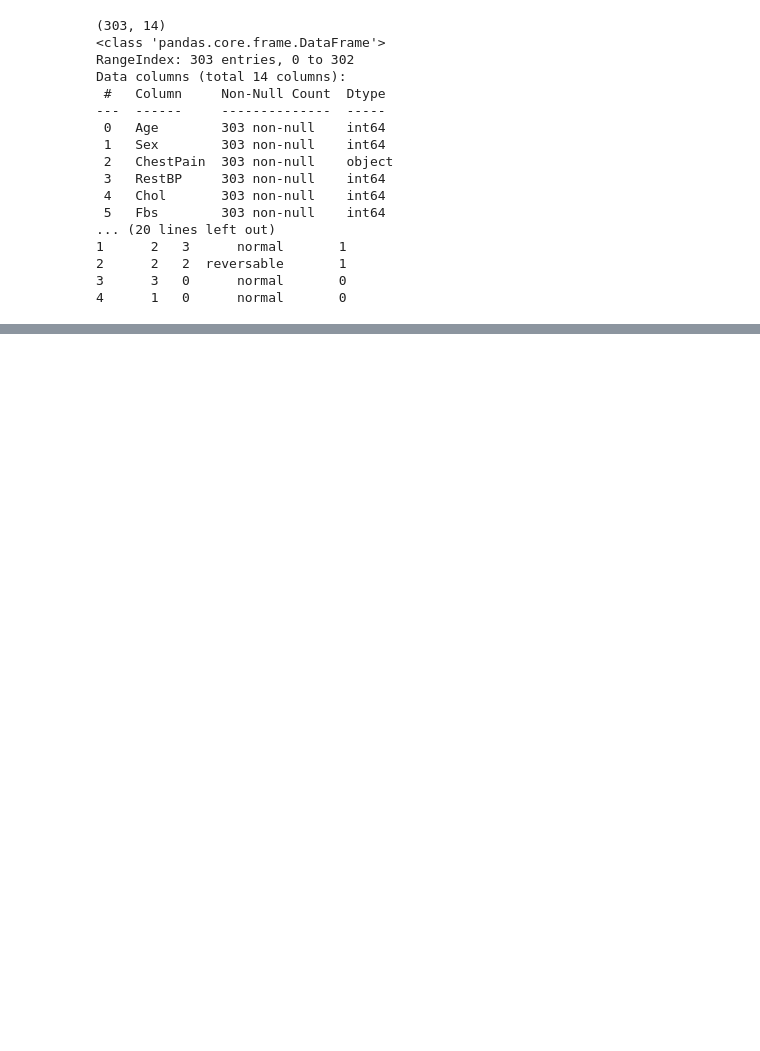
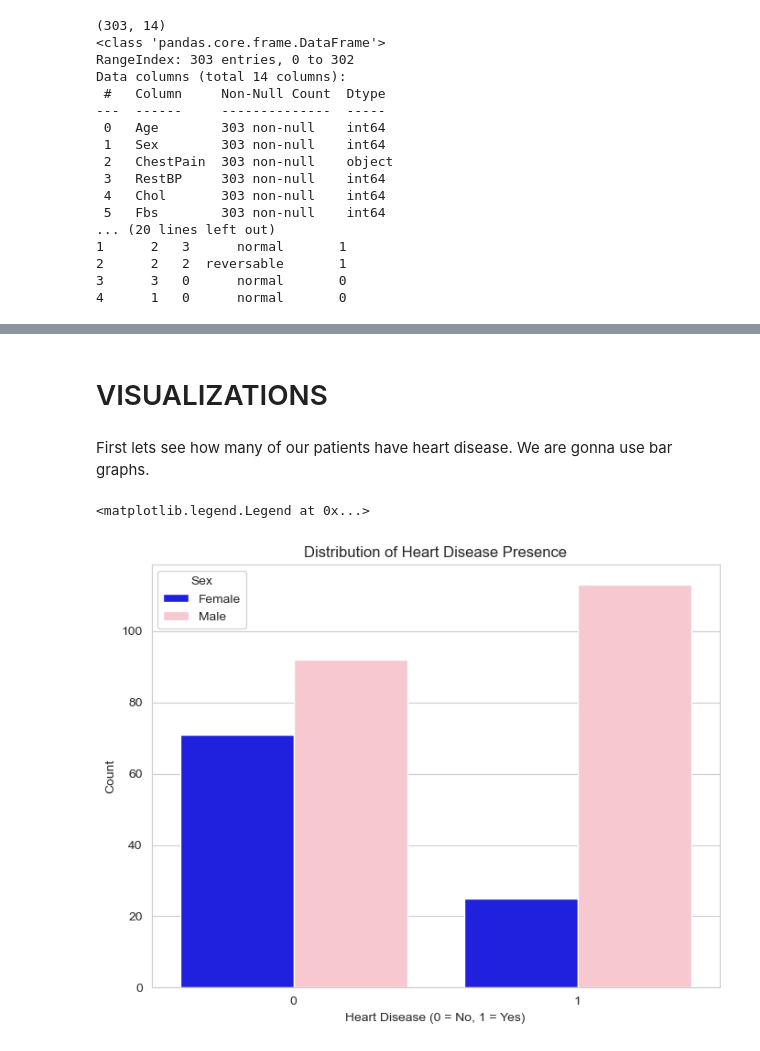
Before and after one commit to SudeKaraca228/Heart_Disease_Project, a Jupyter notebook: Heart_Disease_Data_Analysis.ipynb, the cells around one changed output, grey strips where cells are left out. Saved outputs shown, nothing was run; the diff lists cells and outputs as text; code cells hidden in the pictures; blank space fills up the shorter version.

Commit message:
adding visualizations

```diff
--- a/Heart_Disease_Data_Analysis.ipynb
+++ b/Heart_Disease_Data_Analysis.ipynb
@@ -58,0 +51,27 @@ None
+# %%
+# Handling outliers
+
+numeric_df = df.select_dtypes(include=['int64', 'float64'])
+numeric_cols = numeric_df.columns
+
+no_clipped_value = True
+
+for col in numeric_cols:
+    Q1, Q3 = df[col].quantile([0.25, 0.75])
+    IQR = Q3 - Q1
+    lower_limit = Q1 - 1.5 * IQR
+    upper_limit = Q3 + 1.5 * IQR
+
+    mask = (df[col] < lower_limit) | (df[col] > upper_limit)
+    clipped_values = df.loc[mask, col]
+
+    if not clipped_values.empty:
+        print(f"Column: {col}\n")
+        print("Values before clipping:\n")
+        print(clipped_values.to_list())
+        no_clipped_value = False
+
+    df[col] = np.clip(df[col], lower_limit, upper_limit)
+
+if no_clipped_value :
+    print("There is no clipped value.")
@@ -58,0 +117,19 @@ None
+# %% [markdown]
+# VISUALIZATIONS
+# %%
+# Global figsize
+plt.rcParams['figure.figsize'] = (8, 6)
+sns.set_style('whitegrid')
+# %% [markdown]
+First lets see how many of our patients have heart disease. We are gonna use bar graphs.
+# %%
+ax = sns.countplot(x='Target', data=numeric_df , hue = "Sex" ,  palette = ["blue" , "pink"])
+ax.set_title('Distribution of Heart Disease Presence')
+ax.set_xlabel('Heart Disease (0 = No, 1 = Yes)')
+ax.set_ylabel('Count')
+
+handles, labels = ax.get_legend_handles_labels()
+ax.legend(handles, ["Female", "Male"], title="Sex")
+# %% [output]
+<matplotlib.legend.Legend at 0x...>
+[figure, added]
```
Also changed, not shown: parts of 17 cells of this notebook.
